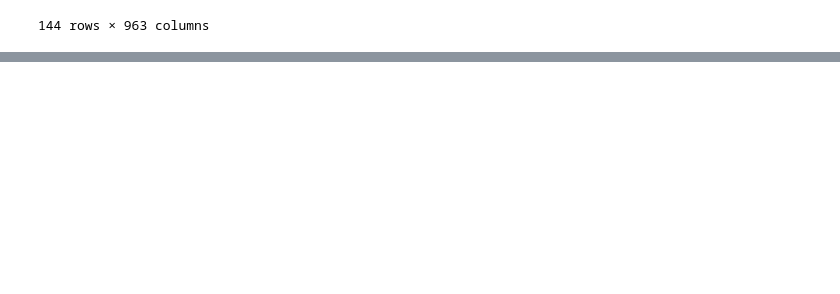
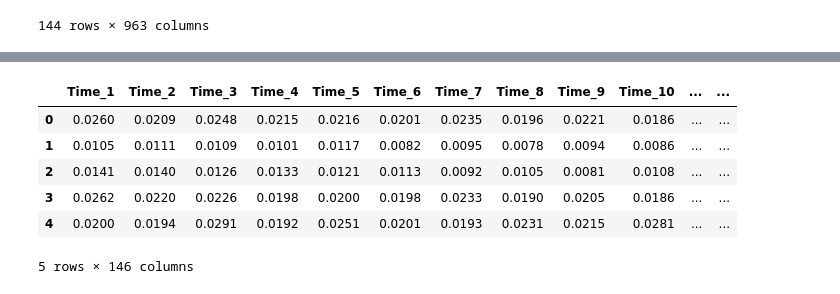
Before and after one commit to NICFRU/Advance-Machine-Learning, a Jupyter notebook: Bonus 2/Bonus2.ipynb, the cells around one changed output, grey strips where cells are left out. Cells and saved outputs as stored; diff of their text form; code cells hidden in the pictures; blank space fills up the shorter version.

```diff
--- a/Bonus 2/Bonus2.ipynb
+++ b/Bonus 2/Bonus2.ipynb
@@ -86,0 +88,16 @@ df_test.head()
+# %%
+rows = []
+from numpy import mean
+appending=[]
+for col, values in tqdm(df_test.iteritems()):
+    day = 0
+    row_fields=[]
+    for row in values:
+        row_fields.append(mean(row))
+        # row_fields.append(row)
+        # row_fields.append(day)
+        # row_fields.append(col)
+        #day += 1
+    df_empty_test[col]=row_fields
+
+        # df_cleared = df_cleared.append(row_fields, ignore_index=True)
@@ -294,3 +552,9 @@ df_pca
 144 rows × 963 columns
 # %%
 from sklearn.preprocessing import StandardScaler
+# %%
+column_names = ['Time_%s' % (n+1) for n in range(144)]
+column_names.append("Day")
+column_names.append("Sensor")
+
+column_names
@@ -297,10 +579,10 @@ from sklearn.preprocessing import StandardScaler
 # %%
 rows = []
 
-for col, values in tqdm(df.iteritems()):
+for col, values in tqdm(df_test.iteritems()):
     day = 0
     for row in values:
-        row_fields = row + [a[day]] + [col]
+        row_fields = row + [test[day]] + [col]
         # row_fields.append(row)
         # row_fields.append(day)
         # row_fields.append(col)
@@ -312,0 +597,10 @@ df_cleared = pd.DataFrame(data=rows, columns=column_names)
+# %%
+df_cleared.head()
+# %% [output]
+|  | Time_1 | Time_2 | Time_3 | Time_4 | Time_5 | Time_6 | Time_7 | Time_8 | Time_9 | Time_10 | ... | ... |
+| 0 | 0.0260 | 0.0209 | 0.0248 | 0.0215 | 0.0216 | 0.0201 | 0.0235 | 0.0196 | 0.0221 | 0.0186 | ... | ... |
+| 1 | 0.0105 | 0.0111 | 0.0109 | 0.0101 | 0.0117 | 0.0082 | 0.0095 | 0.0078 | 0.0094 | 0.0086 | ... | ... |
+| 2 | 0.0141 | 0.0140 | 0.0126 | 0.0133 | 0.0121 | 0.0113 | 0.0092 | 0.0105 | 0.0081 | 0.0108 | ... | ... |
+| 3 | 0.0262 | 0.0220 | 0.0226 | 0.0198 | 0.0200 | 0.0198 | 0.0233 | 0.0190 | 0.0205 | 0.0186 | ... | ... |
+| 4 | 0.0200 | 0.0194 | 0.0291 | 0.0192 | 0.0251 | 0.0201 | 0.0193 | 0.0231 | 0.0215 | 0.0281 | ... | ... |
+5 rows × 146 columns
```
Also changed, not shown: parts of 29 cells of this notebook.
